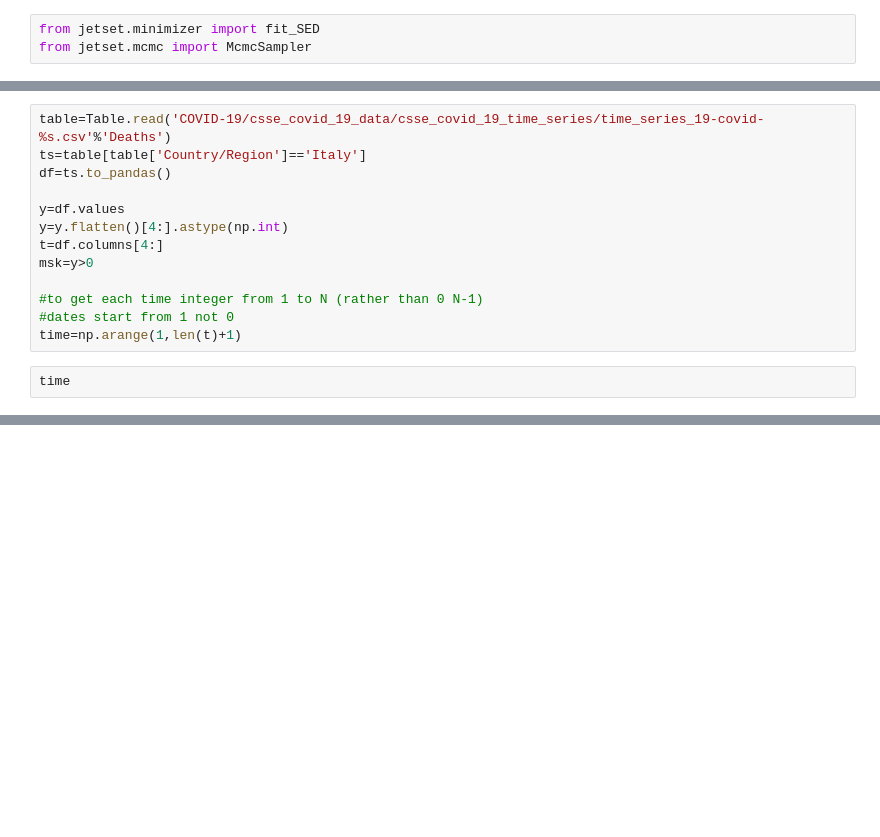
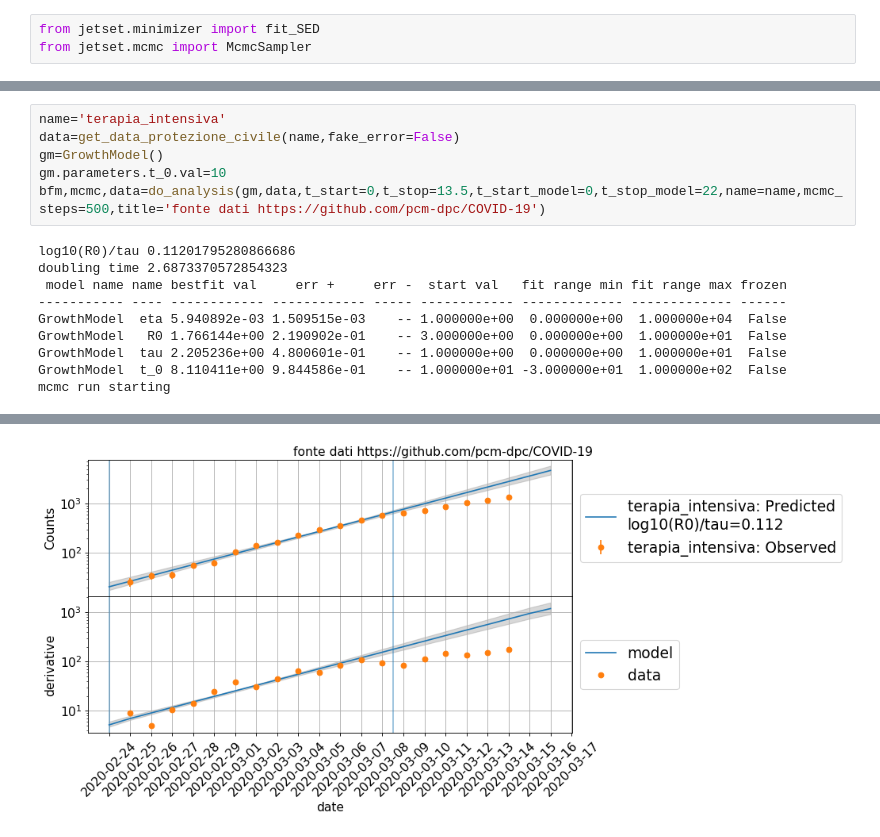
Before and after one commit to andreatramacere/covid19-analysis, a Jupyter notebook: covid_stat.ipynb, the cells around one changed output, grey strips where cells are left out. Saved outputs shown, nothing was run; the diff lists cells and outputs as text; blank space fills up the shorter version.

```diff
--- a/covid_stat.ipynb
+++ b/covid_stat.ipynb
@@ -248,15 +274,16 @@ f=mcmc.corner_plot(quantiles=(0.16,0.5,0.84))
-# %%
-table=Table.read('COVID-19/csse_covid_19_data/csse_covid_19_time_series/time_series_19-covid-%s.csv'%'Deaths')
-ts=table[table['Country/Region']=='Italy']
-df=ts.to_pandas()
-
-y=df.values
-y=y.flatten()[4:].astype(np.int)
-t=df.columns[4:]
-msk=y>0
-
-#to get each time integer from 1 to N (rather than 0 N-1)
-#dates start from 1 not 0
-time=np.arange(1,len(t)+1)
-# %%
-time
+# %%
+name='terapia_intensiva'
+data=get_data_protezione_civile(name,fake_error=False)
+gm=GrowthModel()
+gm.parameters.t_0.val=10
+bfm,mcmc,data=do_analysis(gm,data,t_start=0,t_stop=13.5,t_start_model=0,t_stop_model=22,name=name,mcmc_steps=500,title='fonte dati https://github.com/pcm-dpc/COVID-19')
+# %% [output]
+log10(R0)/tau 0.11201795280866686
+doubling time 2.6873370572854323
+ model name name bestfit val     err +     err -  start val   fit range min fit range max frozen
+----------- ---- ------------ ------------ ----- ------------ ------------- ------------- ------
+GrowthModel  eta 5.940892e-03 1.509515e-03    -- 1.000000e+00  0.000000e+00  1.000000e+04  False
+GrowthModel   R0 1.766144e+00 2.190902e-01    -- 3.000000e+00  0.000000e+00  1.000000e+01  False
+GrowthModel  tau 2.205236e+00 4.800601e-01    -- 1.000000e+00  0.000000e+00  1.000000e+01  False
+GrowthModel  t_0 8.110411e+00 9.844586e-01    -- 1.000000e+01 -3.000000e+01  1.000000e+02  False
+mcmc run starting
@@ -262,0 +292 @@ time
+[figure, added]
```
Also changed, not shown: parts of 13 cells of this notebook.
